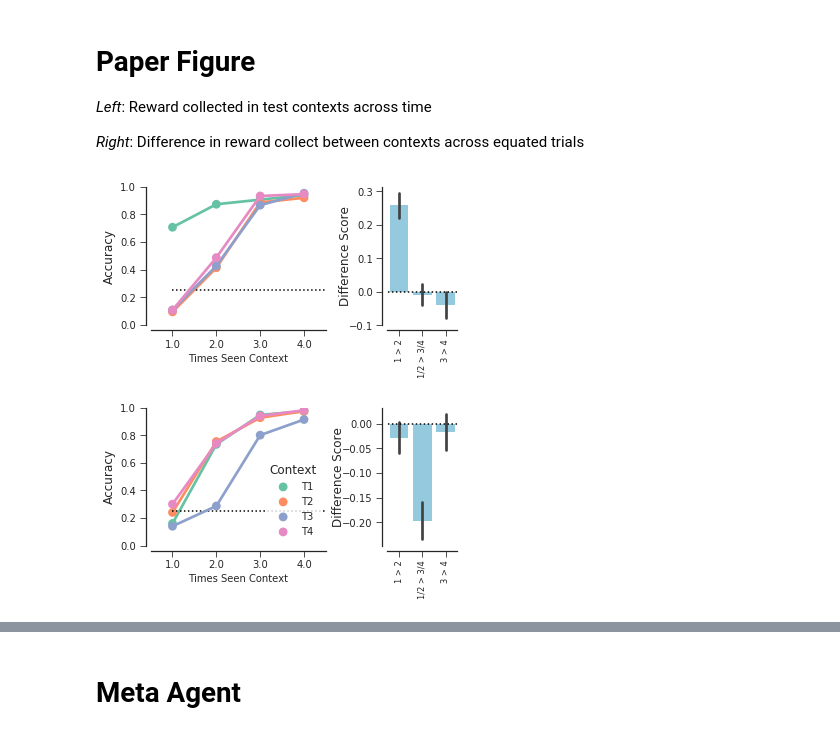
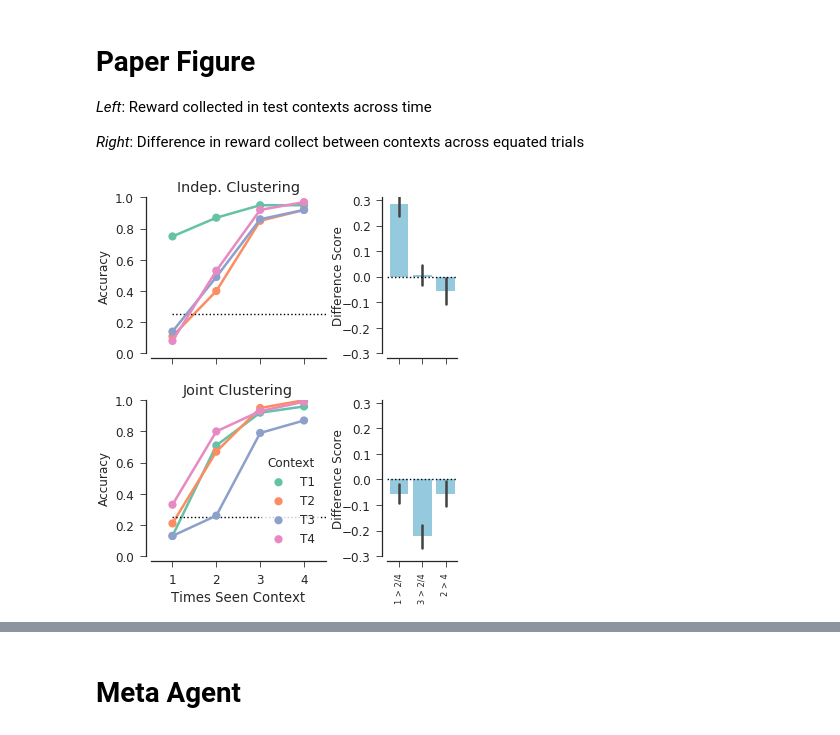
Before and after one commit to nicktfranklin/GeneralizingToGeneralize, a Jupyter notebook: Experiment 1 - Generative Modeling.ipynb, the cells around one changed output, grey strips where cells are left out. Saved outputs shown, nothing was run; the diff lists cells and outputs as text; code cells hidden in the pictures.

```diff
--- a/Experiment 1 - Generative Modeling.ipynb
+++ b/Experiment 1 - Generative Modeling.ipynb
@@ -13,8 +13,9 @@ import seaborn as sns
 from models.grid_world import Experiment
 from models.agents import IndependentClusterAgent, JointClusteringAgent, FlatAgent
 from models.experiment_designs.experiment1 import gen_task_param
+sns.set_context('paper', font_scale=1.5)
 # %%
-n_sims = 150
+n_sims = 115
 
 # alpha is sample from the distribution
 # log(alpha) ~ N(alpha_mu, alpha_scale)
@@ -35,15 +36,17 @@ list_tasks = [gen_task_param() for _ in range(n_sims)]
 list_alpha = [np.exp(scipy.random.normal(loc=alpha_mu, scale=alpha_scale))
               for _ in range(n_sims)]
 
-def sim_agent(AgentClass, name='None'):
+def sim_agent(AgentClass, name='None',flat=False):
     results = []
     for ii, (task_args, task_kwargs) in tqdm(enumerate(list_tasks), total=len(list_tasks)):
-        alpha = list_alpha[ii]
 
-        agent = AgentClass(
-            Experiment(*task_args, **task_kwargs),
-            alpha=alpha, inv_temp=inv_temp,
-            goal_prior=goal_prior)
+        if not flat:
+            agent_kwargs = dict(alpha=list_alpha[ii], inv_temp=inv_temp,
+                                goal_prior=goal_prior)
+        else:
+            agent_kwargs = dict(inv_temp=inv_temp, goal_prior=goal_prior)
+
+        agent = AgentClass(Experiment(*task_args, **task_kwargs), **agent_kwargs)
 
         _res = agent.generate(evaluate=evaluate, prunning_threshold=prunning_threshold)
         _res[u'Model'] = name
@@ -53,7 +56,7 @@ def sim_agent(AgentClass, name='None'):
 # %%
 results_ic = sim_agent(IndependentClusterAgent, name='Independent')
 results_jc = sim_agent(JointClusteringAgent, name='Joint')
-results_fl = sim_agent(JointClusteringAgent, name='Flat')
+results_fl = sim_agent(FlatAgent, name='Flat', flat=True)
 results = pd.concat([results_ic, results_jc, results_fl])
 # %% [output]
 Failed to display Jupyter Widget of type HBox.
@@ -165,7 +168,7 @@ df0['Context'] += 1
 
 with sns.axes_style('ticks'):
     fig  = plt.figure(figsize=(5.5, 6.6))
-    gs = gridspec.GridSpec(2, 2, width_ratios=[2.5, 1], wspace=0.5, hspace=0.6)
+    gs = gridspec.GridSpec(2, 2, width_ratios=[2.5, 1], wspace=0.5, hspace=0.3)
     axes = [
         [plt.subplot(gs[0]), plt.subplot(gs[1])],
         [plt.subplot(gs[2]),  plt.subplot(gs[3])]
@@ -183,32 +186,44 @@ with sns.axes_style('ticks'):
     handles[1].set_label('T2')
     handles[2].set_label('T3')
     handles[3].set_label('T4')
     legend = ax.legend(title="Context", loc='lower right', frameon=1)
     legend.get_frame().set_edgecolor('w')
     ax.get_legend().get_title().set_fontsize(12)
 
 
     # plot difference scores on the right
     sns.barplot(x='Comparison', y='Difference Score',
             data=score[score.Model == 'Independent'], color='skyblue', ax=axes[0][1])
     sns.barplot(x='Comparison', y='Difference Score', #units='Iteration',
             data=score[score.Model == 'Joint'], color='skyblue', ax=axes[1][1])
 
     for ii in [0, 1]:
         ax = axes[ii][0]
         ax.set_ylabel(r'Accuracy',  fontdict={'size':12})
         ax.plot([0, 5], [0.25, 0.25], 'k:')
         ax.set_ylim([0, 1])
 
     sns.despine(offset=5)
 
     for ii in [0, 1]:
         ax = axes[ii][1]
         ax.set_ylabel(r'Difference Score', labelpad=-3, fontdict={'size':12})
         ax.set_xlabel('')
         ax.plot([-1, 3], [0, 0], 'k:')
+        ax.set_ylim([-0.3, 0.31])
+        ax.set_yticks(np.arange(-0.3, 0.31, 0.1))
         plt.sca(ax)
-        plt.xticks([0, 1, 2], [r'1 > 2/4', u'3 > 2/4', r'3 > 4' ], rotation='vertical',
+        plt.xticks([0, 1, 2], [r'1 > 2/4', u'3 > 2/4', r'2 > 4' ], rotation='vertical',
                   fontsize='small')
+    plt.sca(axes[0][1])
+    axes[0][1].set_xticklabels('')
+    axes[0][0].set_xlabel('')
+    axes[0][0].set_xticklabels('')
+    axes[1][0].set_xticklabels([1, 2, 3, 4])
+
+    axes[0][0].set_title('Indep. Clustering')
+    axes[1][0].set_title('Joint Clustering')
+
+    plt.savefig('Exp1_fig1.png', dpi=300, bbox_inches='tight')
 # %% [output]
-[figure, old version]
+[figure, new version]
```
Also changed, not shown: parts of 14 cells of this notebook, 15 other files.
